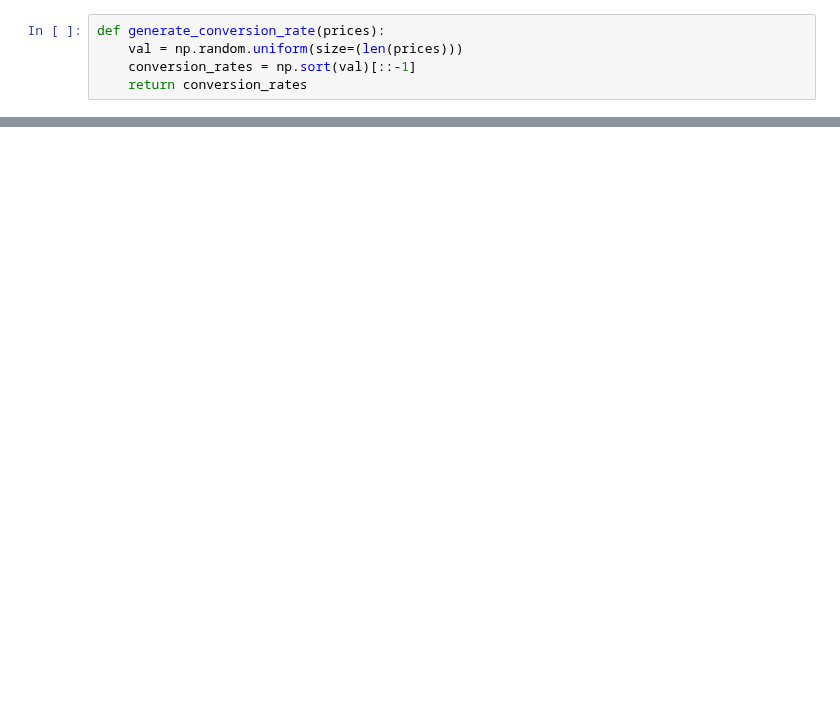
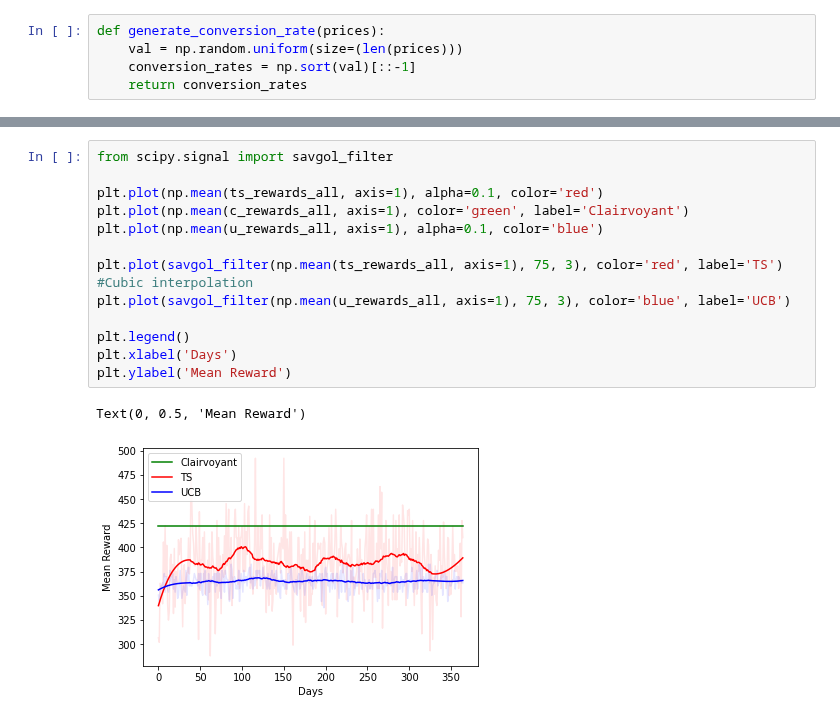
Before and after one commit to AliceCasali/Data_Intelligence_Application, a Jupyter notebook: step3.ipynb, the cells around one changed output, grey strips where cells are left out. Drawn from its saved outputs; the diff is of its cells as text; blank space fills up the shorter version.

```diff
--- a/step3.ipynb
+++ b/step3.ipynb
@@ -79,0 +77,16 @@ plt.legend(['TS', 'UCB'])
+# %%
+from scipy.signal import savgol_filter
+
+plt.plot(np.mean(ts_rewards_all, axis=1), alpha=0.1, color='red')
+plt.plot(np.mean(c_rewards_all, axis=1), color='green', label='Clairvoyant')
+plt.plot(np.mean(u_rewards_all, axis=1), alpha=0.1, color='blue')
+
+plt.plot(savgol_filter(np.mean(ts_rewards_all, axis=1), 75, 3), color='red', label='TS') #Cubic interpolation
+plt.plot(savgol_filter(np.mean(u_rewards_all, axis=1), 75, 3), color='blue', label='UCB')
+
+plt.legend()
+plt.xlabel('Days')
+plt.ylabel('Mean Reward')
+# %% [output]
+Text(0, 0.5, 'Mean Reward')
+[figure, added]
```
Also changed, not shown: parts of 6 cells of this notebook, 4 other files.
